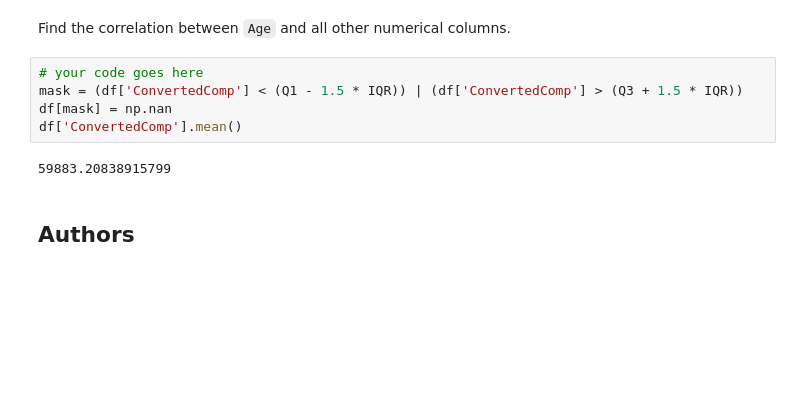
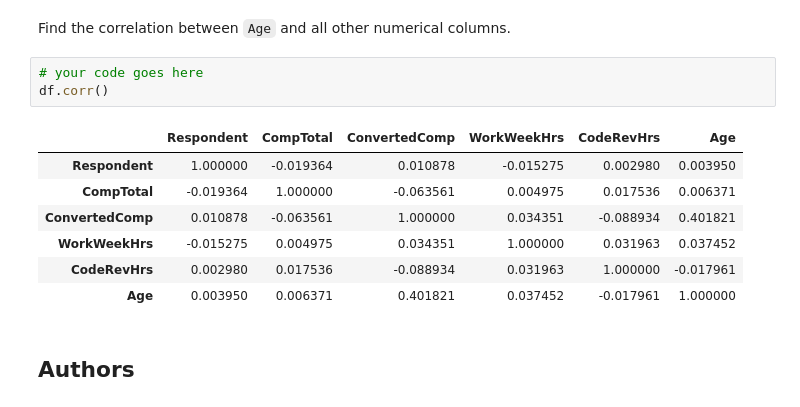
Before and after one commit to ibrahim-uthman/Exploratory-Data-Analysis, a Jupyter notebook: M3ExploratoryDataAnalysis-lab.ipynb, the cells around one changed output. Drawn from its saved outputs; the diff is of its cells as text; blank space fills up the shorter version.

```diff
--- a/M3ExploratoryDataAnalysis-lab.ipynb
+++ b/M3ExploratoryDataAnalysis-lab.ipynb
@@ -184,13 +188,17 @@ Create a new dataframe by removing the outliers from the `ConvertedComp` column.
 ### Finding correlation
 # %% [markdown]
 Find the correlation between `Age` and all other numerical columns.
-# %%
-# your code goes here
-mask = (df['ConvertedComp'] < (Q1 - 1.5 * IQR)) | (df['ConvertedComp'] > (Q3 + 1.5 * IQR))
-df[mask] = np.nan
-df['ConvertedComp'].mean()
-# %% [output]
-59883.20838915799
+# %%
+# your code goes here
+df.corr()
+# %% [output]
+|  | Respondent | CompTotal | ConvertedComp | WorkWeekHrs | CodeRevHrs | Age |
+| Respondent | 1.000000 | -0.019364 | 0.010878 | -0.015275 | 0.002980 | 0.003950 |
+| CompTotal | -0.019364 | 1.000000 | -0.063561 | 0.004975 | 0.017536 | 0.006371 |
+| ConvertedComp | 0.010878 | -0.063561 | 1.000000 | 0.034351 | -0.088934 | 0.401821 |
+| WorkWeekHrs | -0.015275 | 0.004975 | 0.034351 | 1.000000 | 0.031963 | 0.037452 |
+| CodeRevHrs | 0.002980 | 0.017536 | -0.088934 | 0.031963 | 1.000000 | -0.017961 |
+| Age | 0.003950 | 0.006371 | 0.401821 | 0.037452 | -0.017961 | 1.000000 |
 # %% [markdown]
 ## Authors
 # %% [markdown]
```
Also changed, not shown: parts of 5 cells of this notebook.
